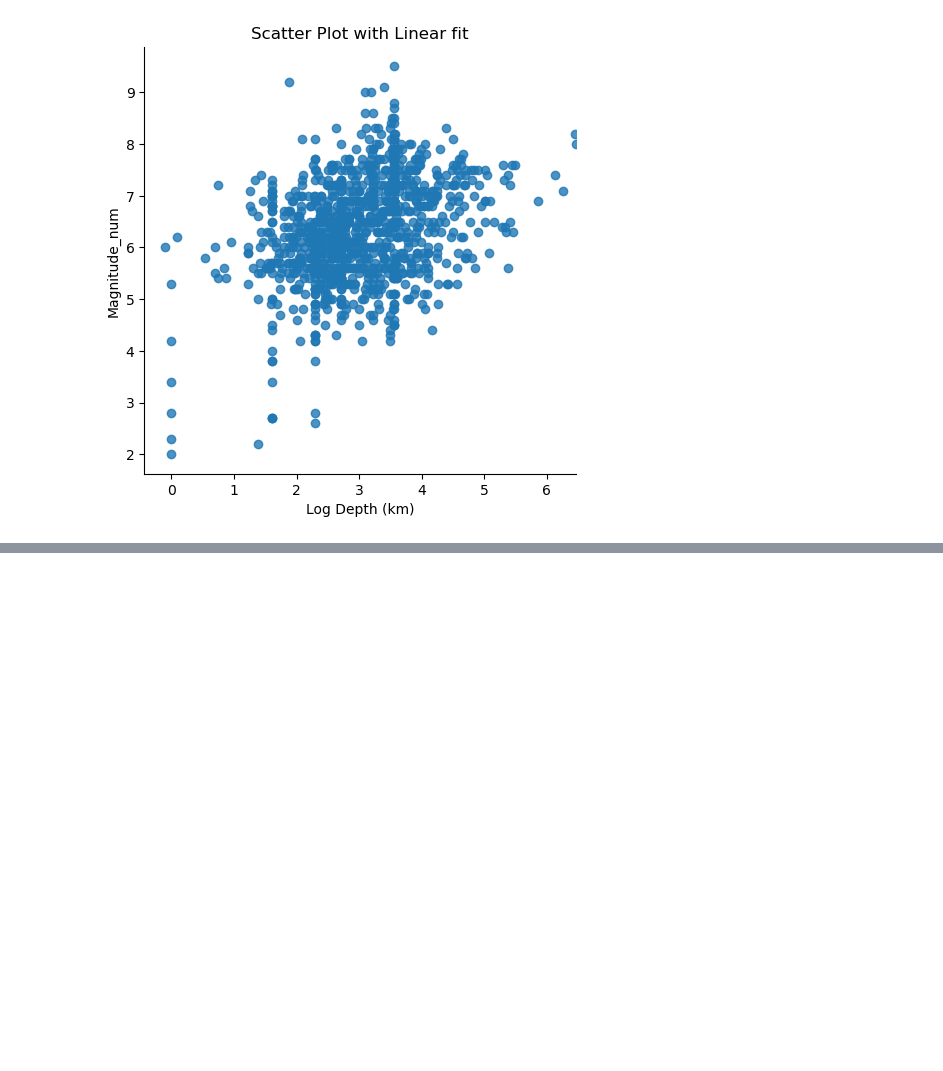
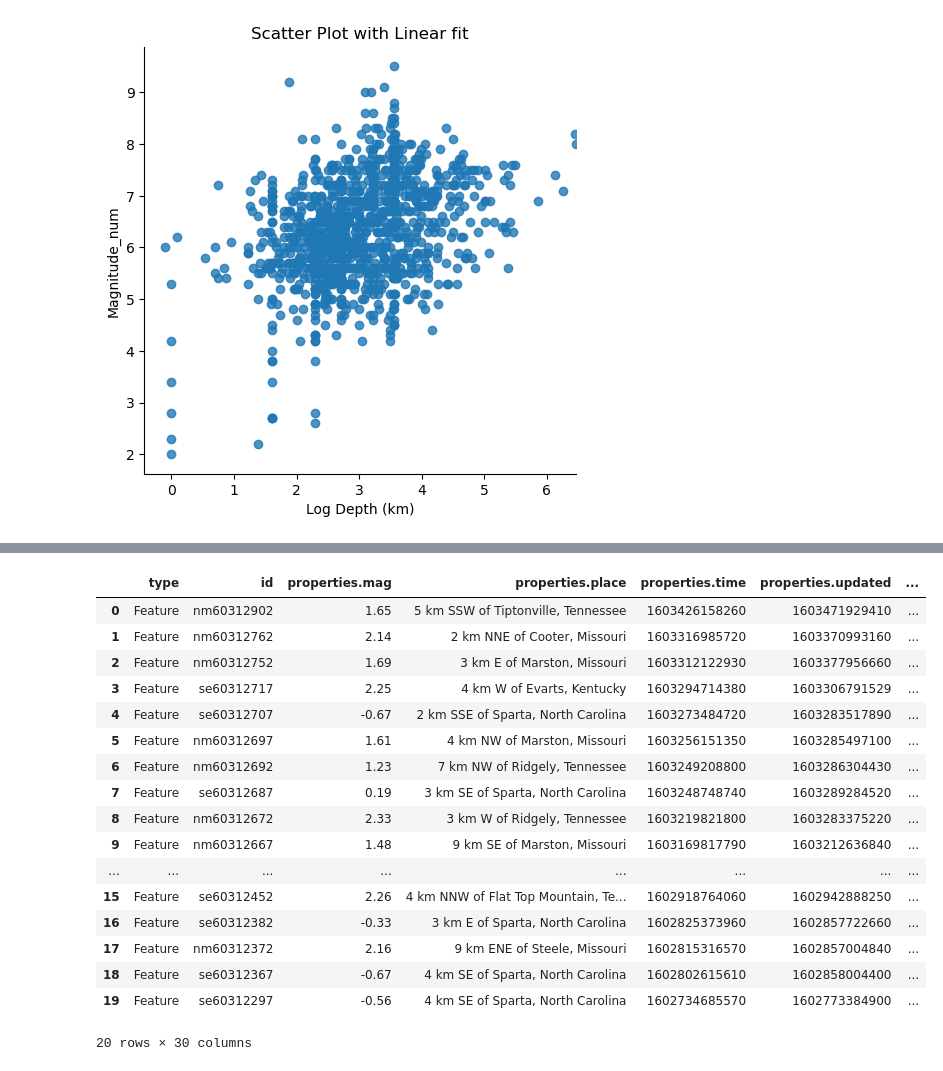
Before and after one commit to nss-data-science-cohort-4/dq3-earthquakes-down-to-earth, a Jupyter notebook: dq3_earthqueck_cleaning.ipynb, the cells around one changed output, grey strips where cells are left out. Cells and saved outputs as stored; diff of their text form; code cells hidden in the pictures; blank space fills up the shorter version.

```diff
--- a/dq3_earthqueck_cleaning.ipynb
+++ b/dq3_earthqueck_cleaning.ipynb
@@ -315,0 +338,8 @@ sns.scatterplot(x='Log Depth (km)', y='Magnitude_num', hue='Secondary Effects',
+# %%
+
+
+url='https://earthquake.usgs.gov/fdsnws/event/1/query?format=geojson&starttime=1900-01-01&minlatitude=34.452&maxlatitude=37.44&minlongitude=-91.033&maxlongitude=-79.915&eventtype=earthquake'
+# %%
+usgs_response=requests.get(url)
+# %%
+usgs_json=usgs_response.json()
@@ -315,0 +367,23 @@ sns.scatterplot(x='Log Depth (km)', y='Magnitude_num', hue='Secondary Effects',
+# %%
+result = pd.json_normalize(usgs_json, 'features')
+# %%
+result.head(20)
+# %% [output]
+|  | type | id | properties.mag | properties.place | properties.time | properties.updated | ... |
+| 0 | Feature | nm60312902 | 1.65 | 5 km SSW of Tiptonville, Tennessee | 1603426158260 | 1603471929410 | ... |
+| 1 | Feature | nm60312762 | 2.14 | 2 km NNE of Cooter, Missouri | 1603316985720 | 1603370993160 | ... |
+| 2 | Feature | nm60312752 | 1.69 | 3 km E of Marston, Missouri | 1603312122930 | 1603377956660 | ... |
+| 3 | Feature | se60312717 | 2.25 | 4 km W of Evarts, Kentucky | 1603294714380 | 1603306791529 | ... |
+| 4 | Feature | se60312707 | -0.67 | 2 km SSE of Sparta, North Carolina | 1603273484720 | 1603283517890 | ... |
+| 5 | Feature | nm60312697 | 1.61 | 4 km NW of Marston, Missouri | 1603256151350 | 1603285497100 | ... |
+| 6 | Feature | nm60312692 | 1.23 | 7 km NW of Ridgely, Tennessee | 1603249208800 | 1603286304430 | ... |
+| 7 | Feature | se60312687 | 0.19 | 3 km SE of Sparta, North Carolina | 1603248748740 | 1603289284520 | ... |
+| 8 | Feature | nm60312672 | 2.33 | 3 km W of Ridgely, Tennessee | 1603219821800 | 1603283375220 | ... |
+| 9 | Feature | nm60312667 | 1.48 | 9 km SE of Marston, Missouri | 1603169817790 | 1603212636840 | ... |
+| ... | ... | ... | ... | ... | ... | ... | ... |
+| 15 | Feature | se60312452 | 2.26 | 4 km NNW of Flat Top Mountain, Te... | 1602918764060 | 1602942888250 | ... |
+| 16 | Feature | se60312382 | -0.33 | 3 km E of Sparta, North Carolina | 1602825373960 | 1602857722660 | ... |
+| 17 | Feature | nm60312372 | 2.16 | 9 km ENE of Steele, Missouri | 1602815316570 | 1602857004840 | ... |
+| 18 | Feature | se60312367 | -0.67 | 4 km SE of Sparta, North Carolina | 1602802615610 | 1602858004400 | ... |
+| 19 | Feature | se60312297 | -0.56 | 4 km SE of Sparta, North Carolina | 1602734685570 | 1602773384900 | ... |
+20 rows × 30 columns
```
Also changed, not shown: parts of 17 cells of this notebook.
